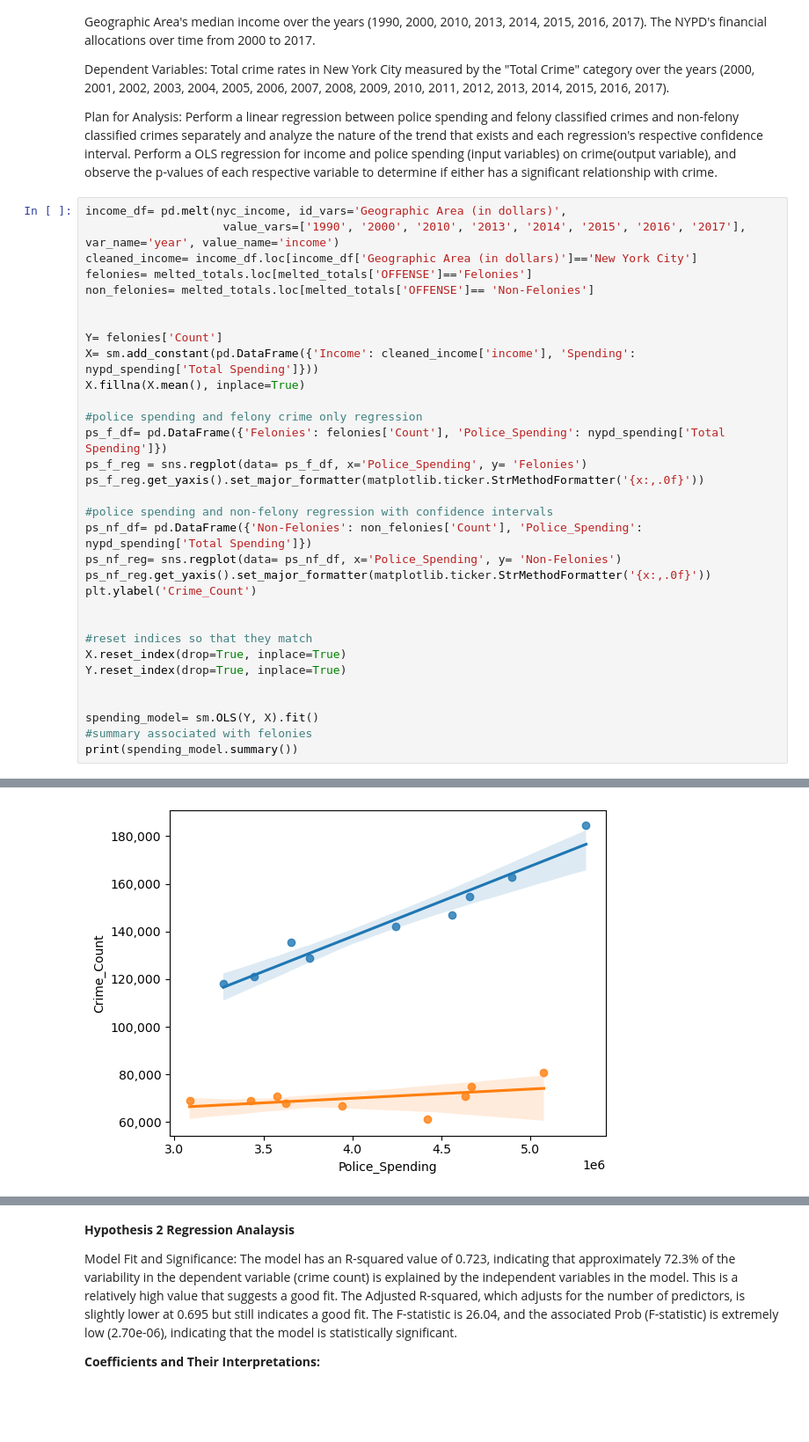
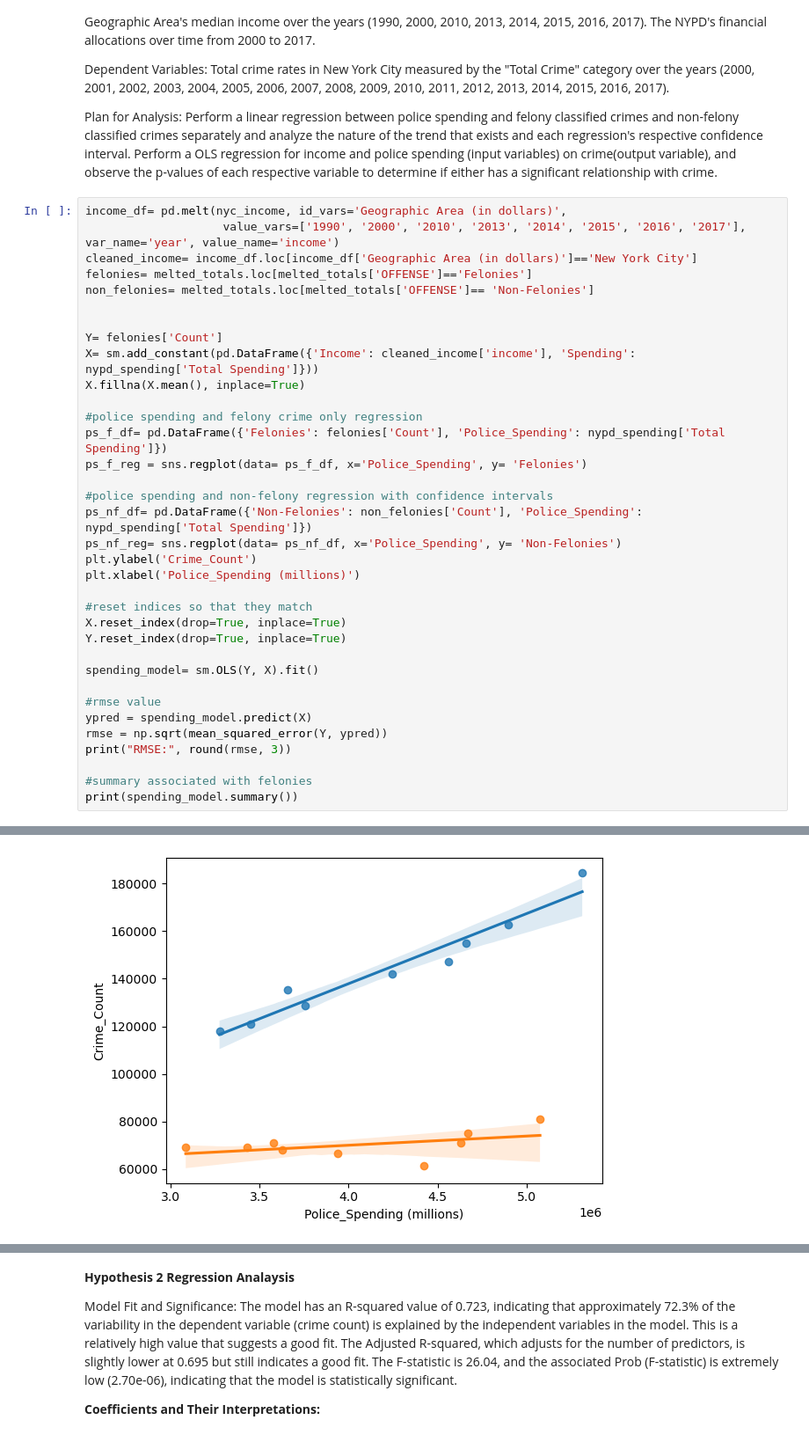
Before and after one commit to anikasparkle22/Info2950_final, a Jupyter notebook: Info 2950 Final.ipynb, the cells around one changed output, grey strips where cells are left out. Shown at 88% size. Cells and saved outputs as stored; diff of their text form; blank space fills up the shorter version.

Commit message:
more interpretations and rmse

```diff
--- a/Info 2950 Final.ipynb
+++ b/Info 2950 Final.ipynb
@@ -787,21 +786,24 @@ X.fillna(X.mean(), inplace=True)
 #police spending and felony crime only regression
 ps_f_df= pd.DataFrame({'Felonies': felonies['Count'], 'Police_Spending': nypd_spending['Total Spending']})
 ps_f_reg = sns.regplot(data= ps_f_df, x='Police_Spending', y= 'Felonies')
-ps_f_reg.get_yaxis().set_major_formatter(matplotlib.ticker.StrMethodFormatter('{x:,.0f}'))
 
 #police spending and non-felony regression with confidence intervals
 ps_nf_df= pd.DataFrame({'Non-Felonies': non_felonies['Count'], 'Police_Spending': nypd_spending['Total Spending']})
 ps_nf_reg= sns.regplot(data= ps_nf_df, x='Police_Spending', y= 'Non-Felonies')
-ps_nf_reg.get_yaxis().set_major_formatter(matplotlib.ticker.StrMethodFormatter('{x:,.0f}'))
 plt.ylabel('Crime_Count')
-
+plt.xlabel('Police_Spending (millions)')
 
 #reset indices so that they match
 X.reset_index(drop=True, inplace=True)
 Y.reset_index(drop=True, inplace=True)
 
+spending_model= sm.OLS(Y, X).fit()
 
-spending_model= sm.OLS(Y, X).fit()
+#rmse value
+ypred = spending_model.predict(X)
+rmse = np.sqrt(mean_squared_error(Y, ypred))
+print("RMSE:", round(rmse, 3))
+
 #summary associated with felonies
 print(spending_model.summary())
 # %% [output]
@@ -821,6 +823,6 @@ Covariance Type:            nonrobust
 Notes:
 [1] Standard Errors assume that the covariance matrix of the errors is correctly specified.
 [2] The condition number is large, 4.08e+07. This might indicate that there are
 strong multicollinearity or other numerical problems.
-[figure, old version]
+[figure, new version]
 # %% [markdown]
```
Also changed, not shown: parts of 10 cells of this notebook.
